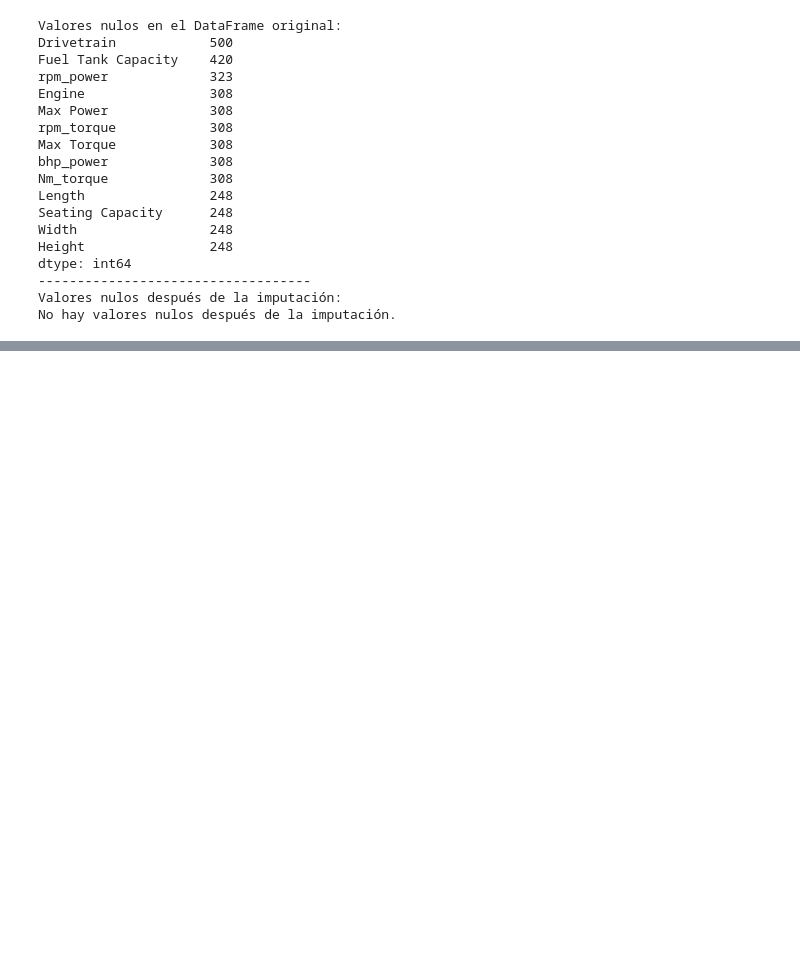
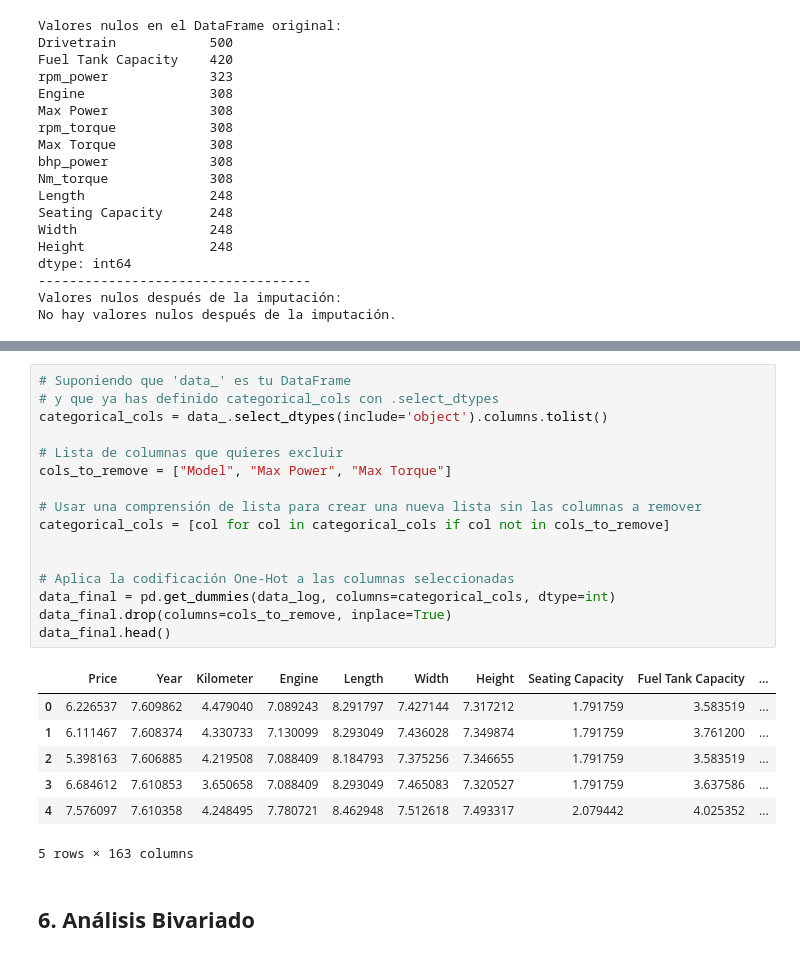
Before and after one commit to Emmaquantum/Data-Science-project-Vehicles, a Jupyter notebook: Main.ipynb, the cells around one changed output, grey strips where cells are left out. Drawn from its saved outputs; the diff is of its cells as text; blank space fills up the shorter version.

```diff
--- a/Main.ipynb
+++ b/Main.ipynb
@@ -842 +867,27 @@ No hay valores nulos después de la imputación.
+# %%
+# Suponiendo que 'data_' es tu DataFrame
+# y que ya has definido categorical_cols con .select_dtypes
+categorical_cols = data_.select_dtypes(include='object').columns.tolist()
+
+# Lista de columnas que quieres excluir
+cols_to_remove = ["Model", "Max Power", "Max Torque"]
+
+# Usar una comprensión de lista para crear una nueva lista sin las columnas a remover
+categorical_cols = [col for col in categorical_cols if col not in cols_to_remove]
+
+
+# Aplica la codificación One-Hot a las columnas seleccionadas
+data_final = pd.get_dummies(data_log, columns=categorical_cols, dtype=int)
+data_final.drop(columns=cols_to_remove, inplace=True)
+data_final.head()
+# %% [output]
+|  | Price | Year | Kilometer | Engine | Length | Width | Height | Seating Capacity | Fuel Tank Capacity | ... |
+| 0 | 6.226537 | 7.609862 | 4.479040 | 7.089243 | 8.291797 | 7.427144 | 7.317212 | 1.791759 | 3.583519 | ... |
+| 1 | 6.111467 | 7.608374 | 4.330733 | 7.130099 | 8.293049 | 7.436028 | 7.349874 | 1.791759 | 3.761200 | ... |
+| 2 | 5.398163 | 7.606885 | 4.219508 | 7.088409 | 8.184793 | 7.375256 | 7.346655 | 1.791759 | 3.583519 | ... |
+| 3 | 6.684612 | 7.610853 | 3.650658 | 7.088409 | 8.293049 | 7.465083 | 7.320527 | 1.791759 | 3.637586 | ... |
+| 4 | 7.576097 | 7.610358 | 4.248495 | 7.780721 | 8.462948 | 7.512618 | 7.493317 | 2.079442 | 4.025352 | ... |
+5 rows × 163 columns
+# %% [markdown]
+## **6. Análisis Bivariado**
 # %%
```
Also changed, not shown: parts of 43 cells of this notebook.
